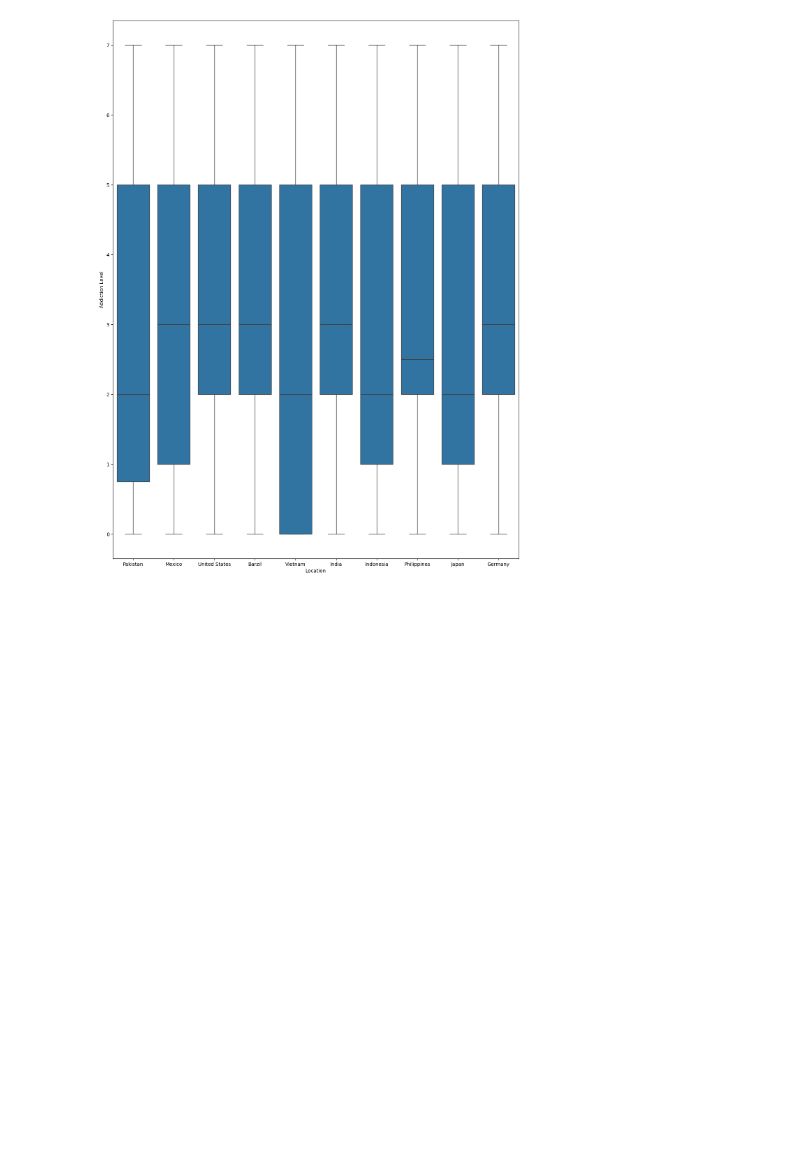
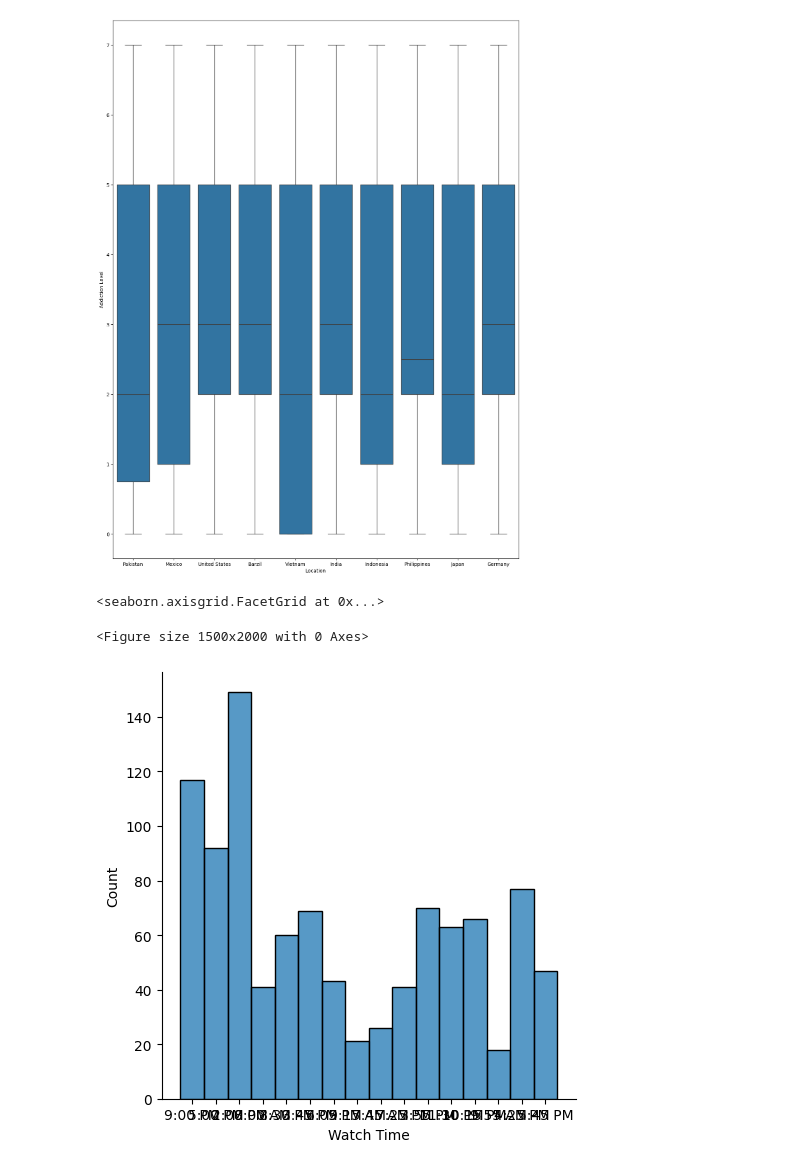
Before and after one commit to khelifaYacine/Menace-des-r-seaux-sociaux-, a Jupyter notebook: EDA_Temps_perdu_reseaux_sociaux.ipynb, the cells around one changed output. Cells and saved outputs as stored; diff of their text form; code cells hidden in the pictures; blank space fills up the shorter version.

Commit message:
watch time

```diff
--- a/EDA_Temps_perdu_reseaux_sociaux.ipynb
+++ b/EDA_Temps_perdu_reseaux_sociaux.ipynb
@@ -179,0 +182,8 @@ sns.boxplot (df, x= "Location", y= "Addiction Level")
+# %%
+#
+plt.figure(figsize=(15,20))
+sns.displot (df, x="Watch Time")
+# %% [output]
+<seaborn.axisgrid.FacetGrid at 0x...>
+<Figure size 1500x2000 with 0 Axes>
+[figure, added]
```
Also changed, not shown: parts of 1 cell of this notebook.
